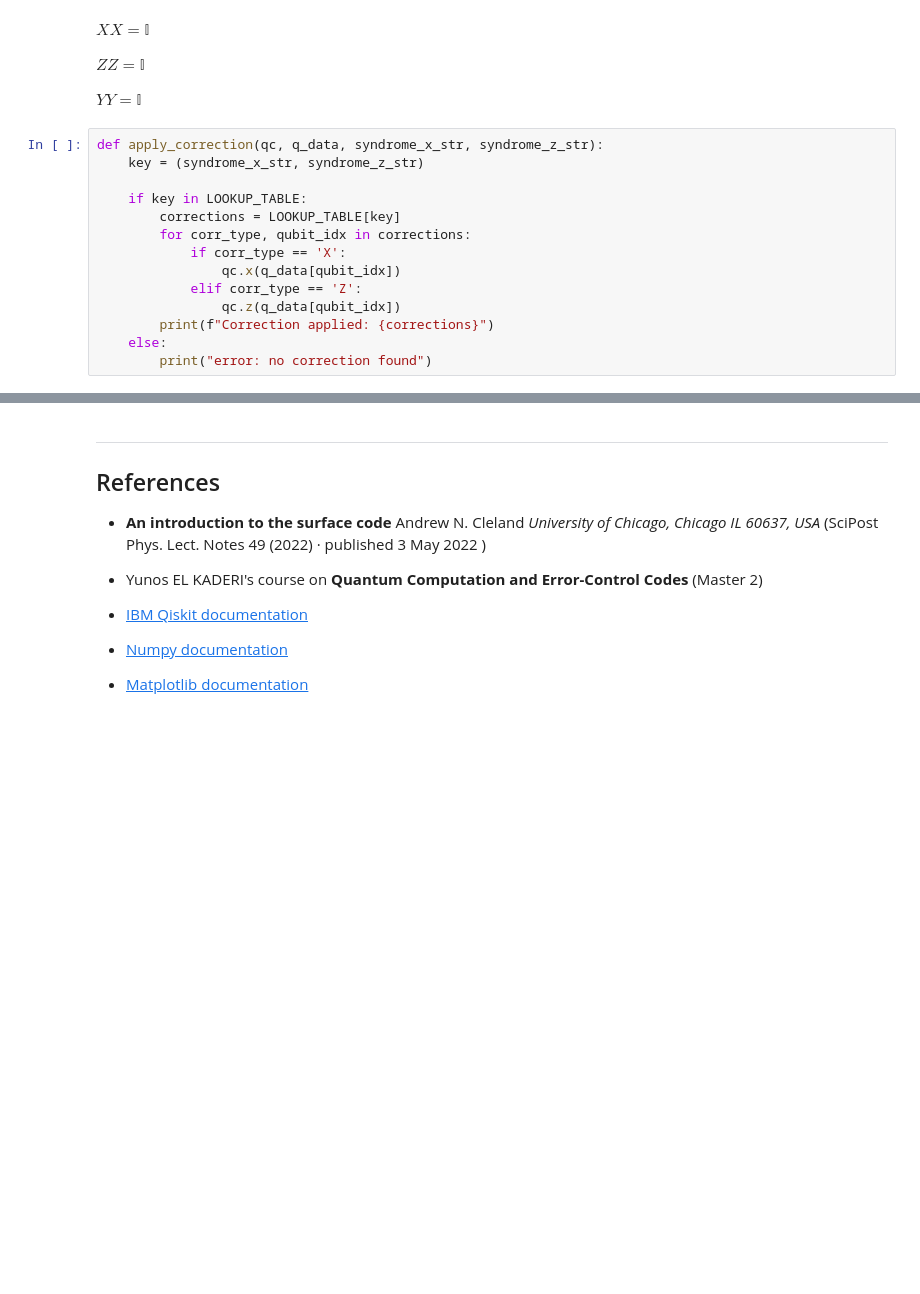
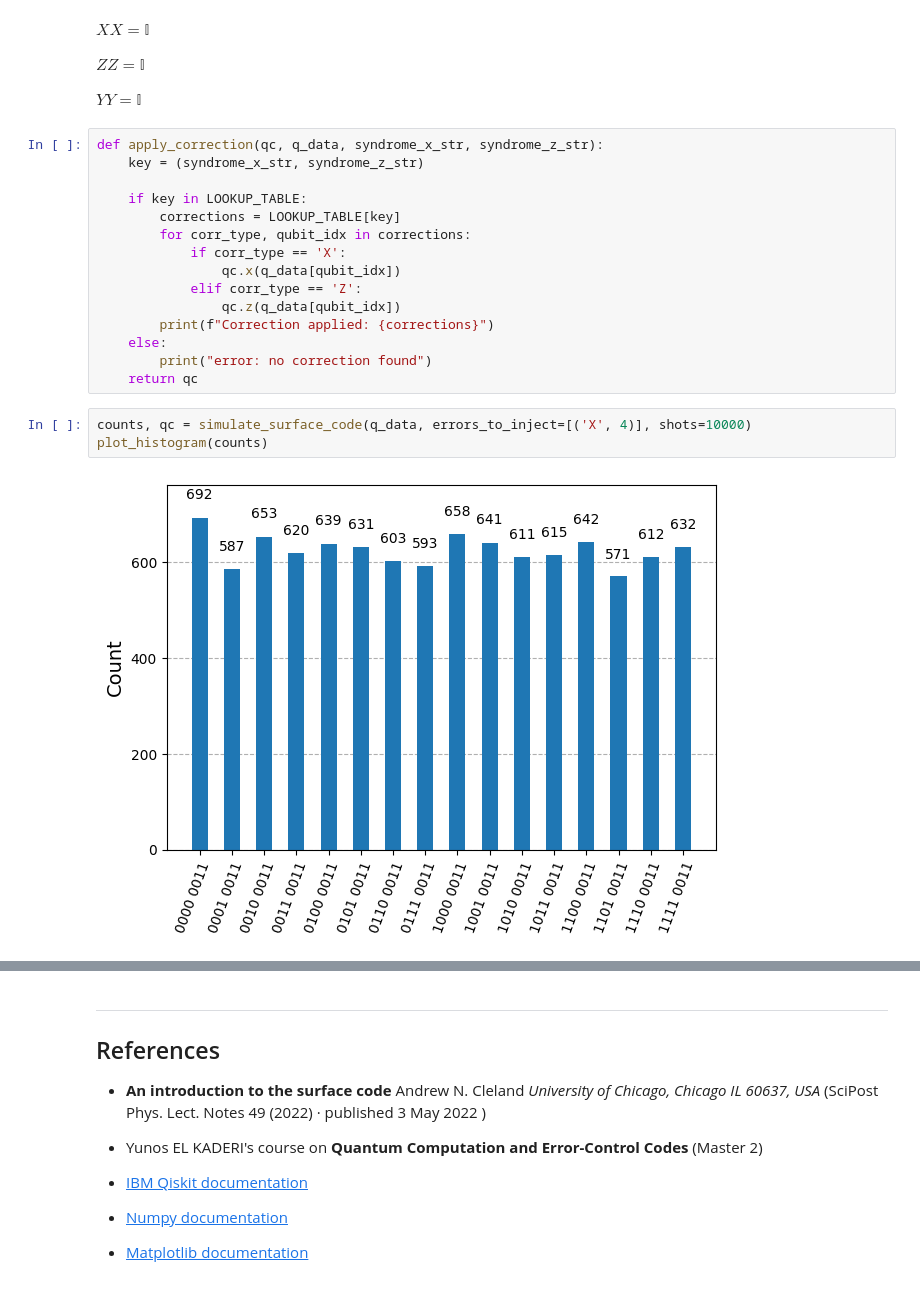
Before and after one commit to TheoHUETQC/surface-code, a Jupyter notebook: surface_code_introduction.ipynb, the cells around one changed output, grey strips where cells are left out. Cells and saved outputs as stored; diff of their text form; blank space fills up the shorter version.

```diff
--- a/surface_code_introduction.ipynb
+++ b/surface_code_introduction.ipynb
@@ -210,3 +210,9 @@ def apply_correction(qc, q_data, syndrome_x_str, syndrome_z_str):
         print(f"Correction applied: {corrections}")
     else:
         print("error: no correction found")
+    return qc
+# %%
+counts, qc = simulate_surface_code(q_data, errors_to_inject=[('X', 4)], shots=10000)
+plot_histogram(counts)
+# %% [output]
+[figure, added]
```
Also changed, not shown: parts of 10 cells of this notebook.
